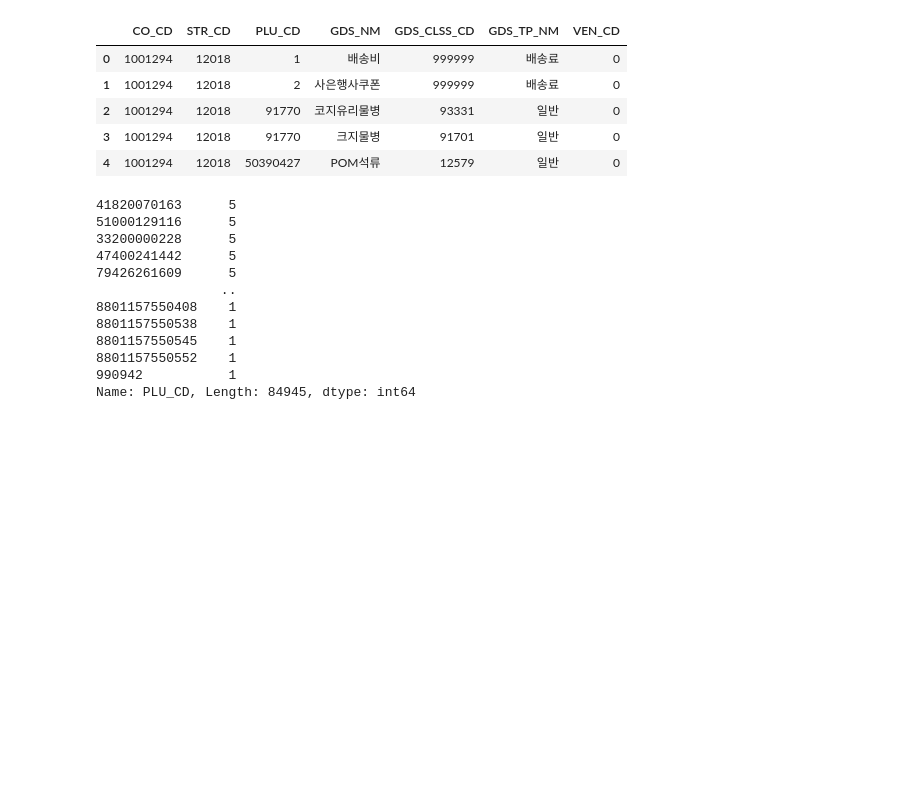
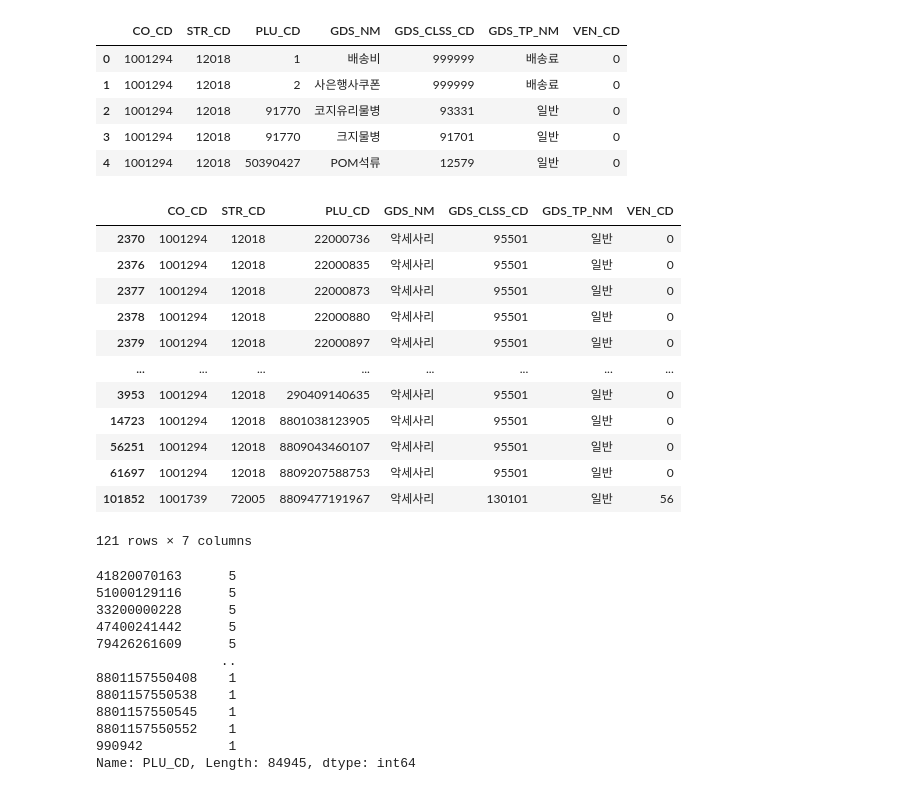
Before and after one commit to shinjangwoon/Store_Analysis, a Jupyter notebook: EDA/EDA.ipynb, the cells around one changed output. Drawn from its saved outputs; the diff is of its cells as text; code cells hidden in the pictures; blank space fills up the shorter version.

```diff
--- a/EDA/EDA.ipynb
+++ b/EDA/EDA.ipynb
@@ -38,6 +38,22 @@ gds_list_0.head()
 | 2 | 1001294 | 12018 | 91770 | 코지유리물병 | 93331 | 일반 | 0 |
 | 3 | 1001294 | 12018 | 91770 | 크지물병 | 91701 | 일반 | 0 |
 | 4 | 1001294 | 12018 | 50390427 | POM석류 | 12579 | 일반 | 0 |
+# %%
+gds_list_0[gds_list_0['GDS_NM']=='악세사리']
+# %% [output]
+|  | CO_CD | STR_CD | PLU_CD | GDS_NM | GDS_CLSS_CD | GDS_TP_NM | VEN_CD |
+| 2370 | 1001294 | 12018 | 22000736 | 악세사리 | 95501 | 일반 | 0 |
+| 2376 | 1001294 | 12018 | 22000835 | 악세사리 | 95501 | 일반 | 0 |
+| 2377 | 1001294 | 12018 | 22000873 | 악세사리 | 95501 | 일반 | 0 |
+| 2378 | 1001294 | 12018 | 22000880 | 악세사리 | 95501 | 일반 | 0 |
+| 2379 | 1001294 | 12018 | 22000897 | 악세사리 | 95501 | 일반 | 0 |
+| ... | ... | ... | ... | ... | ... | ... | ... |
+| 3953 | 1001294 | 12018 | 290409140635 | 악세사리 | 95501 | 일반 | 0 |
+| 14723 | 1001294 | 12018 | 8801038123905 | 악세사리 | 95501 | 일반 | 0 |
+| 56251 | 1001294 | 12018 | 8809043460107 | 악세사리 | 95501 | 일반 | 0 |
+| 61697 | 1001294 | 12018 | 8809207588753 | 악세사리 | 95501 | 일반 | 0 |
+| 101852 | 1001739 | 72005 | 8809477191967 | 악세사리 | 130101 | 일반 | 56 |
+121 rows × 7 columns
 # %%
 gds_list_0['PLU_CD'].value_counts()
 # %% [output]
```
Also changed, not shown: parts of 13 cells of this notebook.
